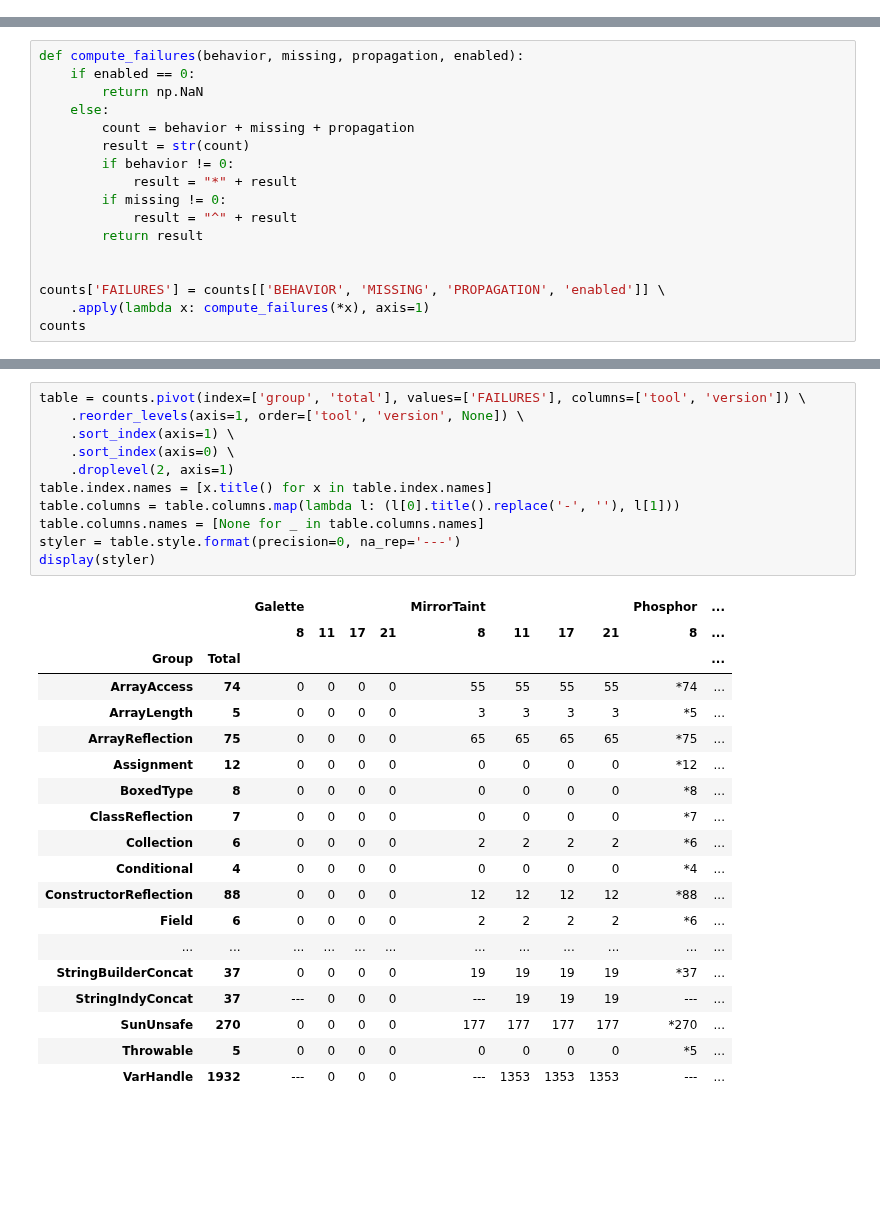
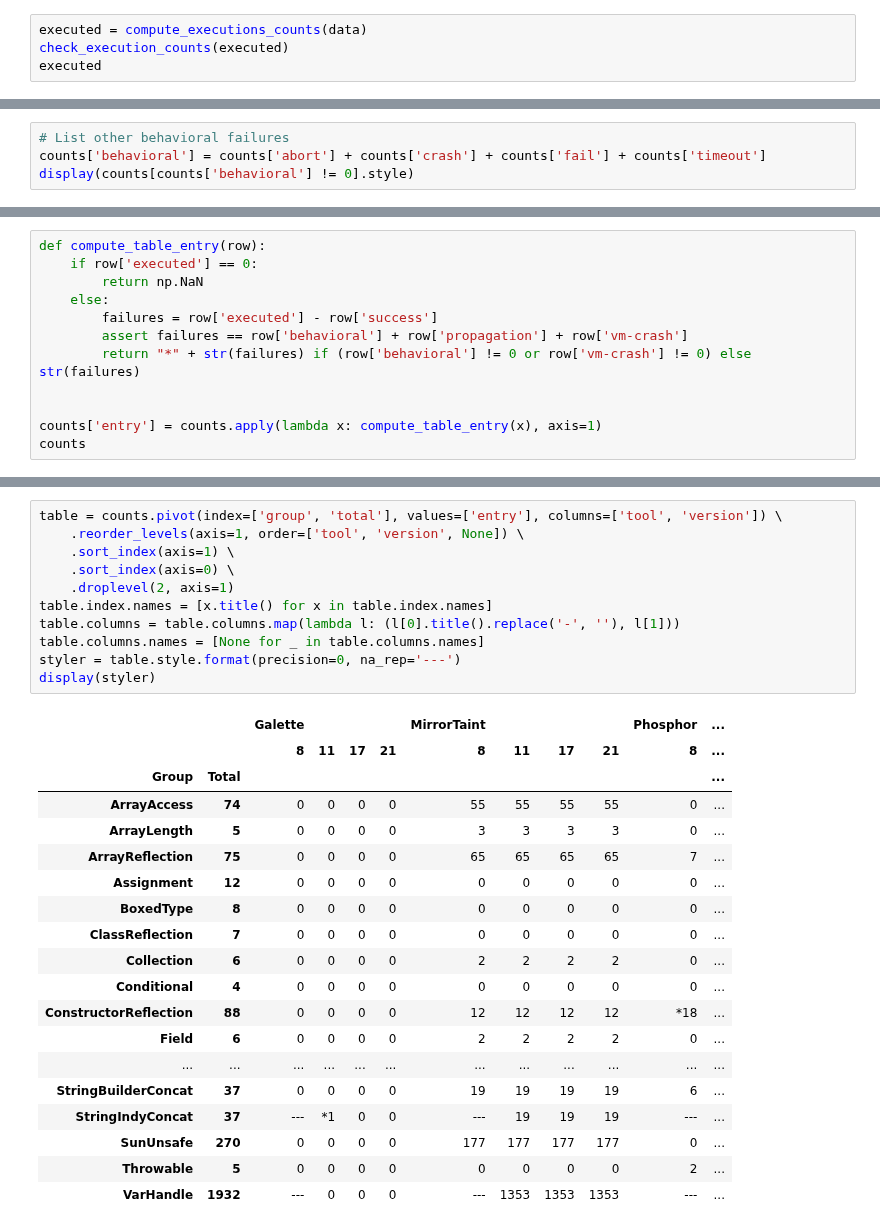
Before and after one commit to neu-se/galette, a Jupyter notebook: scripts/semantic.ipynb, the cells around one changed output, grey strips where cells are left out. Drawn from its saved outputs; the diff is of its cells as text; blank space fills up the shorter version.

```diff
--- a/scripts/semantic.ipynb
+++ b/scripts/semantic.ipynb
@@ -143,0 +165,4 @@ Creating semantic experiment CSV.
+# %%
+executed = compute_executions_counts(data)
+check_execution_counts(executed)
+executed
@@ -227,0 +257,4 @@ counts[(counts['BEHAVIOR'] != 0) | (counts['MISSING'] != 0)]
+# %%
+# List other behavioral failures
+counts['behavioral'] = counts['abort'] + counts['crash'] + counts['fail'] + counts['timeout']
+display(counts[counts['behavioral'] != 0].style)
@@ -228,18 +273,13 @@ counts[(counts['BEHAVIOR'] != 0) | (counts['MISSING'] != 0)]
 # %%
-def compute_failures(behavior, missing, propagation, enabled):
-    if enabled == 0:
+def compute_table_entry(row):
+    if row['executed'] == 0:
         return np.NaN
     else:
-        count = behavior + missing + propagation
-        result = str(count)
-        if behavior != 0:
-            result = "*" + result
-        if missing != 0:
-            result = "^" + result
-        return result
+        failures = row['executed'] - row['success']
+        assert failures == row['behavioral'] + row['propagation'] + row['vm-crash']
+        return "*" + str(failures) if (row['behavioral'] != 0 or row['vm-crash'] != 0) else str(failures)
 
 
-counts['FAILURES'] = counts[['BEHAVIOR', 'MISSING', 'PROPAGATION', 'enabled']] \
-    .apply(lambda x: compute_failures(*x), axis=1)
+counts['entry'] = counts.apply(lambda x: compute_table_entry(x), axis=1)
 counts
 # %% [output]
@@ -259,31 +299,31 @@ counts
 # %%
-table = counts.pivot(index=['group', 'total'], values=['FAILURES'], columns=['tool', 'version']) \
+table = counts.pivot(index=['group', 'total'], values=['entry'], columns=['tool', 'version']) \
     .reorder_levels(axis=1, order=['tool', 'version', None]) \
     .sort_index(axis=1) \
     .sort_index(axis=0) \
     .droplevel(2, axis=1)
 table.index.names = [x.title() for x in table.index.names]
 table.columns = table.columns.map(lambda l: (l[0].title().replace('-', ''), l[1]))
 table.columns.names = [None for _ in table.columns.names]
 styler = table.style.format(precision=0, na_rep='---')
 display(styler)
 # %% [output]
 |  |  | Galette |  |  |  | MirrorTaint |  |  |  | Phosphor | ... |
 |  |  | 8 | 11 | 17 | 21 | 8 | 11 | 17 | 21 | 8 | ... |
 | Group | Total |  |  |  |  |  |  |  |  |  | ... |
-| ArrayAccess | 74 | 0 | 0 | 0 | 0 | 55 | 55 | 55 | 55 | *74 | ... |
-| ArrayLength | 5 | 0 | 0 | 0 | 0 | 3 | 3 | 3 | 3 | *5 | ... |
-| ArrayReflection | 75 | 0 | 0 | 0 | 0 | 65 | 65 | 65 | 65 | *75 | ... |
-| Assignment | 12 | 0 | 0 | 0 | 0 | 0 | 0 | 0 | 0 | *12 | ... |
-| BoxedType | 8 | 0 | 0 | 0 | 0 | 0 | 0 | 0 | 0 | *8 | ... |
-| ClassReflection | 7 | 0 | 0 | 0 | 0 | 0 | 0 | 0 | 0 | *7 | ... |
-| Collection | 6 | 0 | 0 | 0 | 0 | 2 | 2 | 2 | 2 | *6 | ... |
-| Conditional | 4 | 0 | 0 | 0 | 0 | 0 | 0 | 0 | 0 | *4 | ... |
-| ConstructorReflection | 88 | 0 | 0 | 0 | 0 | 12 | 12 | 12 | 12 | *88 | ... |
-| Field | 6 | 0 | 0 | 0 | 0 | 2 | 2 | 2 | 2 | *6 | ... |
+| ArrayAccess | 74 | 0 | 0 | 0 | 0 | 55 | 55 | 55 | 55 | 0 | ... |
+| ArrayLength | 5 | 0 | 0 | 0 | 0 | 3 | 3 | 3 | 3 | 0 | ... |
+| ArrayReflection | 75 | 0 | 0 | 0 | 0 | 65 | 65 | 65 | 65 | 7 | ... |
+| Assignment | 12 | 0 | 0 | 0 | 0 | 0 | 0 | 0 | 0 | 0 | ... |
+| BoxedType | 8 | 0 | 0 | 0 | 0 | 0 | 0 | 0 | 0 | 0 | ... |
+| ClassReflection | 7 | 0 | 0 | 0 | 0 | 0 | 0 | 0 | 0 | 0 | ... |
+| Collection | 6 | 0 | 0 | 0 | 0 | 2 | 2 | 2 | 2 | 0 | ... |
+| Conditional | 4 | 0 | 0 | 0 | 0 | 0 | 0 | 0 | 0 | 0 | ... |
+| ConstructorReflection | 88 | 0 | 0 | 0 | 0 | 12 | 12 | 12 | 12 | *18 | ... |
+| Field | 6 | 0 | 0 | 0 | 0 | 2 | 2 | 2 | 2 | 0 | ... |
 | ... | ... | ... | ... | ... | ... | ... | ... | ... | ... | ... | ... |
-| StringBuilderConcat | 37 | 0 | 0 | 0 | 0 | 19 | 19 | 19 | 19 | *37 | ... |
-| StringIndyConcat | 37 | --- | 0 | 0 | 0 | --- | 19 | 19 | 19 | --- | ... |
-| SunUnsafe | 270 | 0 | 0 | 0 | 0 | 177 | 177 | 177 | 177 | *270 | ... |
-| Throwable | 5 | 0 | 0 | 0 | 0 | 0 | 0 | 0 | 0 | *5 | ... |
+| StringBuilderConcat | 37 | 0 | 0 | 0 | 0 | 19 | 19 | 19 | 19 | 6 | ... |
+| StringIndyConcat | 37 | --- | *1 | 0 | 0 | --- | 19 | 19 | 19 | --- | ... |
+| SunUnsafe | 270 | 0 | 0 | 0 | 0 | 177 | 177 | 177 | 177 | 0 | ... |
+| Throwable | 5 | 0 | 0 | 0 | 0 | 0 | 0 | 0 | 0 | 2 | ... |
 | VarHandle | 1932 | --- | 0 | 0 | 0 | --- | 1353 | 1353 | 1353 | --- | ... |
```
Also changed, not shown: parts of 7 cells of this notebook, 5 other files.
